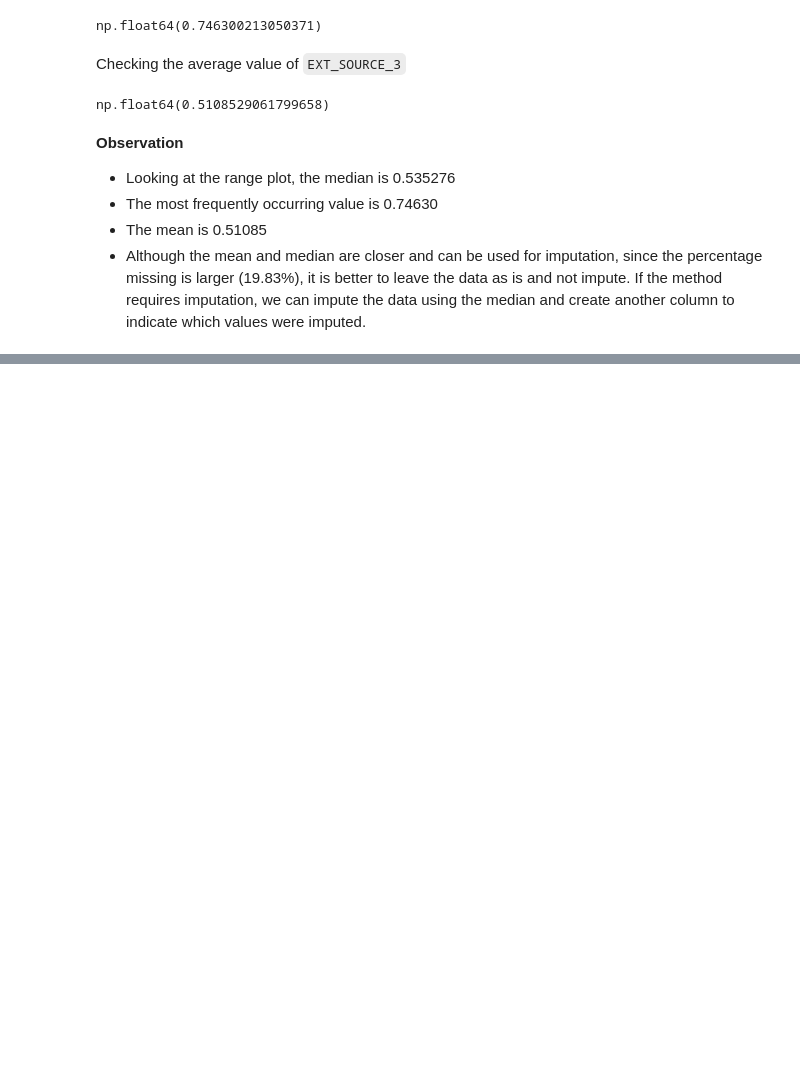
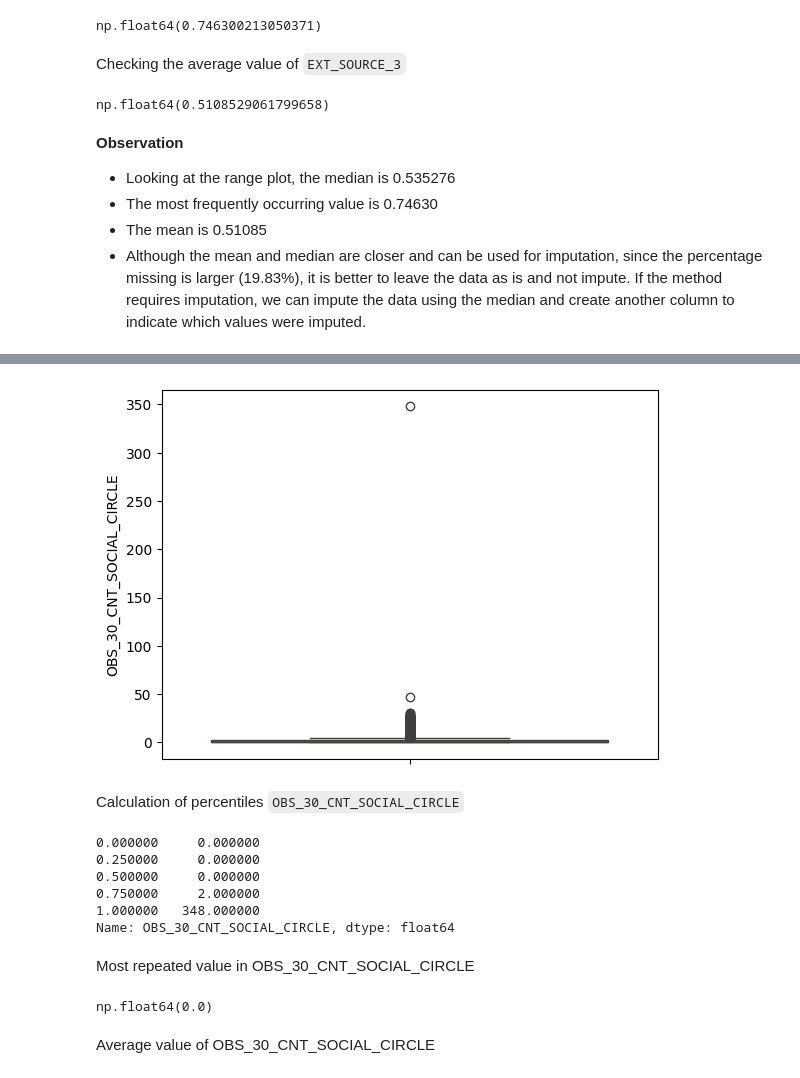
Before and after one commit to prindyn/ml_learning, a Jupyter notebook: Credit_EDA.ipynb, the cells around one changed output, grey strips where cells are left out. Drawn from its saved outputs; the diff is of its cells as text; code cells hidden in the pictures; blank space fills up the shorter version.

Commit message:
column OBS_30_CNT_SOCIAL_CIRCLE analysis

```diff
--- a/Credit_EDA.ipynb
+++ b/Credit_EDA.ipynb
@@ -410,0 +468,2 @@ np.float64(0.5108529061799658)
+# %%
+df['NAME_TYPE_SUITE'].fillna('NA', inplace=True)
@@ -410,0 +499,24 @@ np.float64(0.5108529061799658)
+# %%
+sns.boxplot(df['OBS_30_CNT_SOCIAL_CIRCLE'])
+plt.show()
+# %% [output]
+[figure, added]
+# %% [markdown]
+Calculation of percentiles `OBS_30_CNT_SOCIAL_CIRCLE`
+# %%
+df['OBS_30_CNT_SOCIAL_CIRCLE'].quantile([0, 0.25, 0.5, 0.75, 1])
+# %% [output]
+0.000000     0.000000
+0.250000     0.000000
+0.500000     0.000000
+0.750000     2.000000
+1.000000   348.000000
+Name: OBS_30_CNT_SOCIAL_CIRCLE, dtype: float64
+# %% [markdown]
+Most repeated value in OBS_30_CNT_SOCIAL_CIRCLE
+# %%
+df['OBS_30_CNT_SOCIAL_CIRCLE'].mode()[0]
+# %% [output]
+np.float64(0.0)
+# %% [markdown]
+Average value of OBS_30_CNT_SOCIAL_CIRCLE
```
Also changed, not shown: parts of 23 cells of this notebook.
